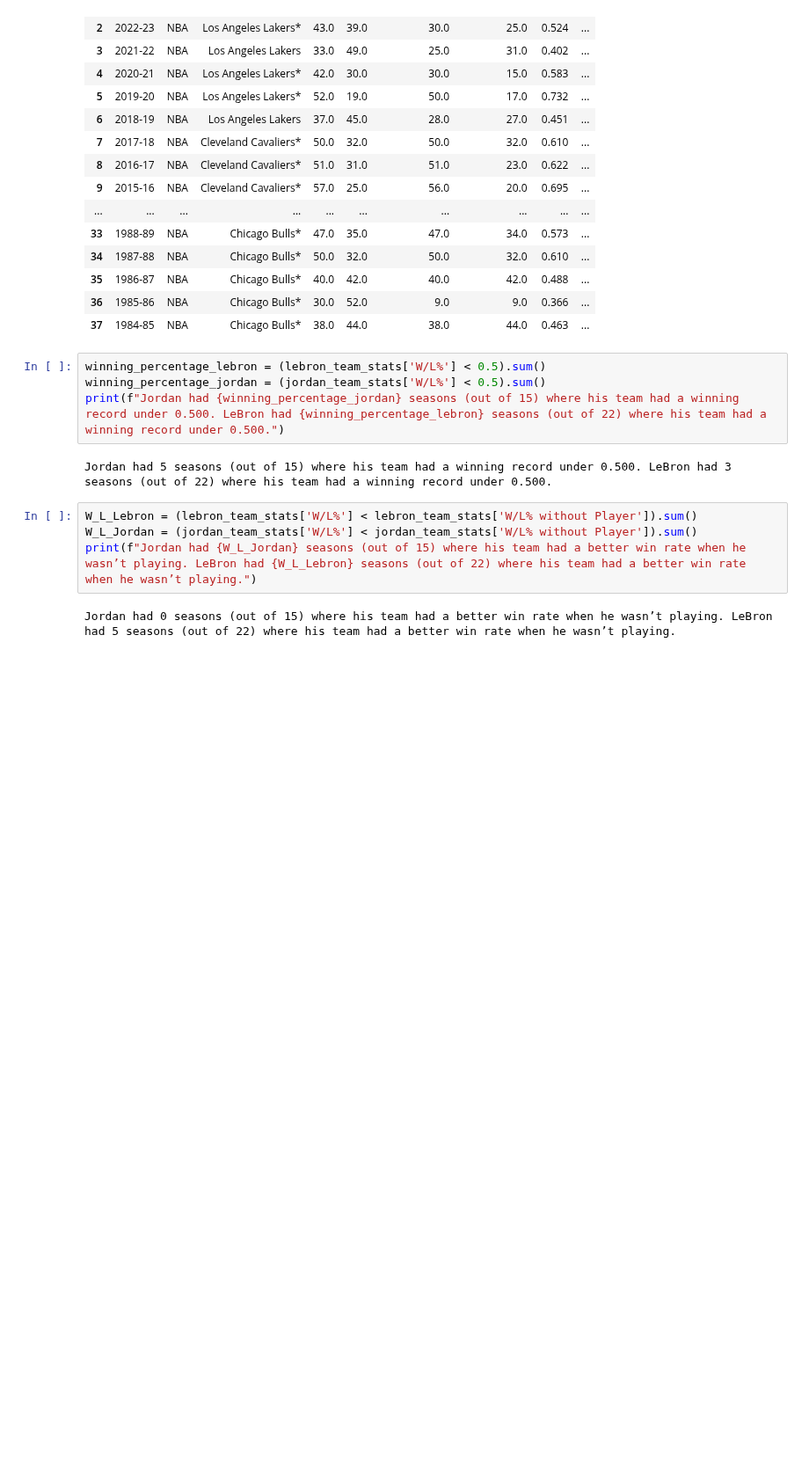
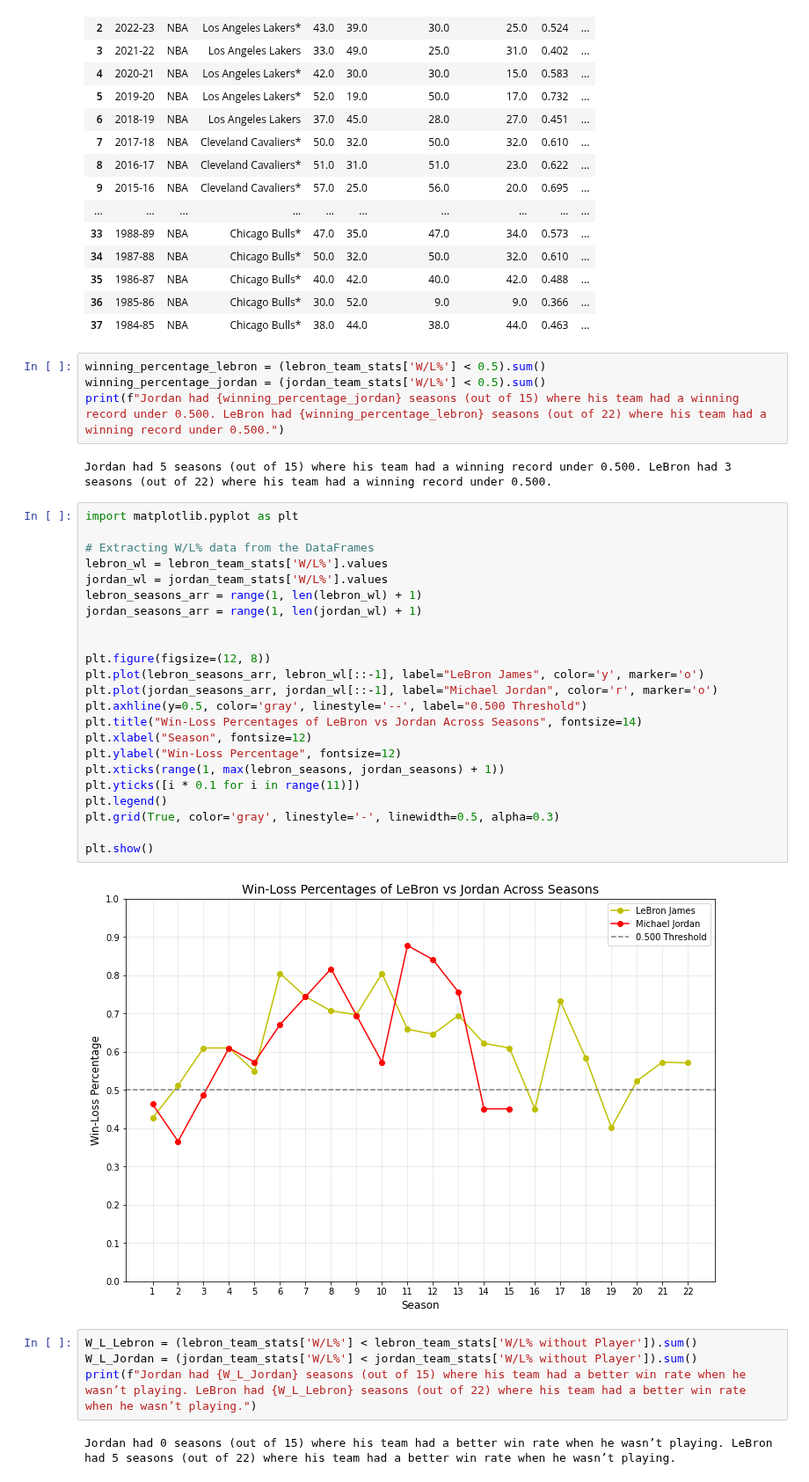
Before and after one commit to gohsoonhao/therealGOAT, a Jupyter notebook: 2b_reg_season_team_success.ipynb, the cells around one changed output. Shown at 88% size. Saved outputs shown, nothing was run; the diff lists cells and outputs as text; blank space fills up the shorter version.

Commit message:
added charts for w-l

```diff
--- a/2b_reg_season_team_success.ipynb
+++ b/2b_reg_season_team_success.ipynb
@@ -41,6 +41,31 @@ winning_percentage_jordan = (jordan_team_stats['W/L%'] < 0.5).sum()
 print(f"Jordan had {winning_percentage_jordan} seasons (out of 15) where his team had a winning record under 0.500. LeBron had {winning_percentage_lebron} seasons (out of 22) where his team had a winning record under 0.500.")
 # %% [output]
 Jordan had 5 seasons (out of 15) where his team had a winning record under 0.500. LeBron had 3 seasons (out of 22) where his team had a winning record under 0.500.
+# %%
+import matplotlib.pyplot as plt
+
+# Extracting W/L% data from the DataFrames
+lebron_wl = lebron_team_stats['W/L%'].values
+jordan_wl = jordan_team_stats['W/L%'].values
+lebron_seasons_arr = range(1, len(lebron_wl) + 1)
+jordan_seasons_arr = range(1, len(jordan_wl) + 1)
+
+
+plt.figure(figsize=(12, 8))
+plt.plot(lebron_seasons_arr, lebron_wl[::-1], label="LeBron James", color='y', marker='o')
+plt.plot(jordan_seasons_arr, jordan_wl[::-1], label="Michael Jordan", color='r', marker='o')
+plt.axhline(y=0.5, color='gray', linestyle='--', label="0.500 Threshold")
+plt.title("Win-Loss Percentages of LeBron vs Jordan Across Seasons", fontsize=14)
+plt.xlabel("Season", fontsize=12)
+plt.ylabel("Win-Loss Percentage", fontsize=12)
+plt.xticks(range(1, max(lebron_seasons, jordan_seasons) + 1))
+plt.yticks([i * 0.1 for i in range(11)])
+plt.legend()
+plt.grid(True, color='gray', linestyle='-', linewidth=0.5, alpha=0.3)
+
+plt.show()
+# %% [output]
+[figure, added]
 # %%
 W_L_Lebron = (lebron_team_stats['W/L%'] < lebron_team_stats['W/L% without Player']).sum()
 W_L_Jordan = (jordan_team_stats['W/L%'] < jordan_team_stats['W/L% without Player']).sum()
```
Also changed, not shown: parts of 1 cell of this notebook, 1 other file.
